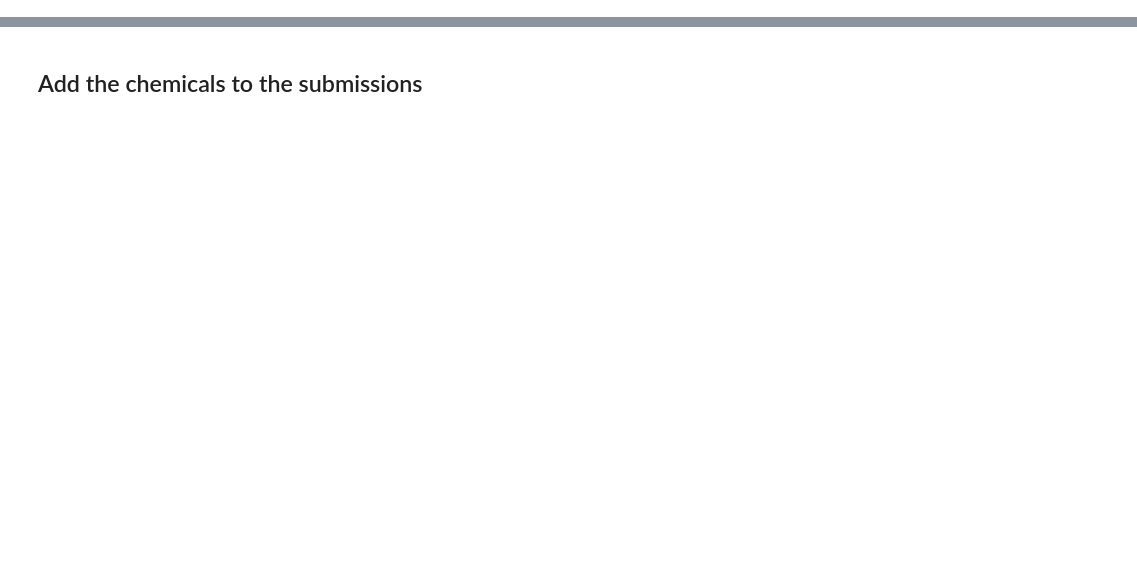
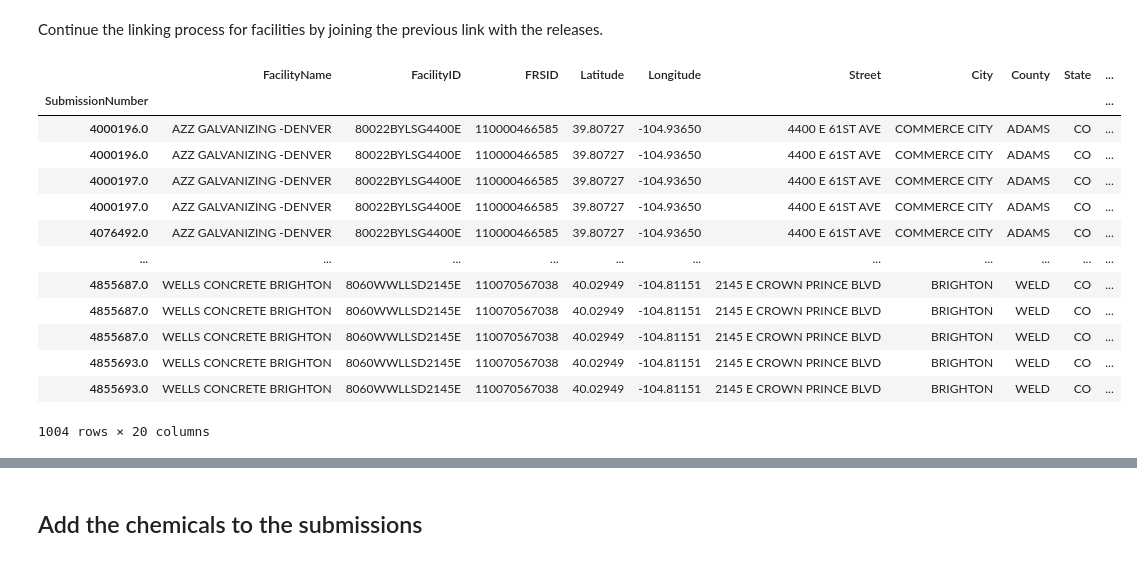
Before and after one commit to edgi-govdata-archiving/RSEI, a Jupyter notebook: RSEI.ipynb, the cells around one changed output, grey strips where cells are left out. Drawn from its saved outputs; the diff is of its cells as text; code cells hidden in the pictures; blank space fills up the shorter version.

```diff
--- a/RSEI.ipynb
+++ b/RSEI.ipynb
@@ -70,0 +180,6 @@ sub_df
+# %%
+
+columns = '"ReleaseNumber", "SubmissionNumber", "Media", "PoundsReleased", "OffsiteNumber", "TEF"'
+rel_df = get_this_by_that(this_name='releases', that_series=sub_df['SubmissionNumber'], this_key='SubmissionNumber',
+                          this_columns=columns)
+rel_df
@@ -70,0 +215,20 @@ sub_df
+# %% [markdown]
+Continue the linking process for facilities by joining the previous link with the releases.
+# %%
+link_df2 = link_df.set_index('SubmissionNumber').join(rel_df.set_index('SubmissionNumber')).dropna(subset=('OffsiteNumber'))
+link_df2
+# %% [output]
+|  | FacilityName | FacilityID | FRSID | Latitude | Longitude | Street | City | County | State | ... |
+| SubmissionNumber |  |  |  |  |  |  |  |  |  | ... |
+| 4000196.0 | AZZ GALVANIZING -DENVER | 80022BYLSG4400E | 110000466585 | 39.80727 | -104.93650 | 4400 E 61ST AVE | COMMERCE CITY | ADAMS | CO | ... |
+| 4000196.0 | AZZ GALVANIZING -DENVER | 80022BYLSG4400E | 110000466585 | 39.80727 | -104.93650 | 4400 E 61ST AVE | COMMERCE CITY | ADAMS | CO | ... |
+| 4000197.0 | AZZ GALVANIZING -DENVER | 80022BYLSG4400E | 110000466585 | 39.80727 | -104.93650 | 4400 E 61ST AVE | COMMERCE CITY | ADAMS | CO | ... |
+| 4000197.0 | AZZ GALVANIZING -DENVER | 80022BYLSG4400E | 110000466585 | 39.80727 | -104.93650 | 4400 E 61ST AVE | COMMERCE CITY | ADAMS | CO | ... |
+| 4076492.0 | AZZ GALVANIZING -DENVER | 80022BYLSG4400E | 110000466585 | 39.80727 | -104.93650 | 4400 E 61ST AVE | COMMERCE CITY | ADAMS | CO | ... |
+| ... | ... | ... | ... | ... | ... | ... | ... | ... | ... | ... |
+| 4855687.0 | WELLS CONCRETE BRIGHTON | 8060WWLLSD2145E | 110070567038 | 40.02949 | -104.81151 | 2145 E CROWN PRINCE BLVD | BRIGHTON | WELD | CO | ... |
+| 4855687.0 | WELLS CONCRETE BRIGHTON | 8060WWLLSD2145E | 110070567038 | 40.02949 | -104.81151 | 2145 E CROWN PRINCE BLVD | BRIGHTON | WELD | CO | ... |
+| 4855687.0 | WELLS CONCRETE BRIGHTON | 8060WWLLSD2145E | 110070567038 | 40.02949 | -104.81151 | 2145 E CROWN PRINCE BLVD | BRIGHTON | WELD | CO | ... |
+| 4855693.0 | WELLS CONCRETE BRIGHTON | 8060WWLLSD2145E | 110070567038 | 40.02949 | -104.81151 | 2145 E CROWN PRINCE BLVD | BRIGHTON | WELD | CO | ... |
+| 4855693.0 | WELLS CONCRETE BRIGHTON | 8060WWLLSD2145E | 110070567038 | 40.02949 | -104.81151 | 2145 E CROWN PRINCE BLVD | BRIGHTON | WELD | CO | ... |
+1004 rows × 20 columns
```
Also changed, not shown: parts of 37 cells of this notebook.
